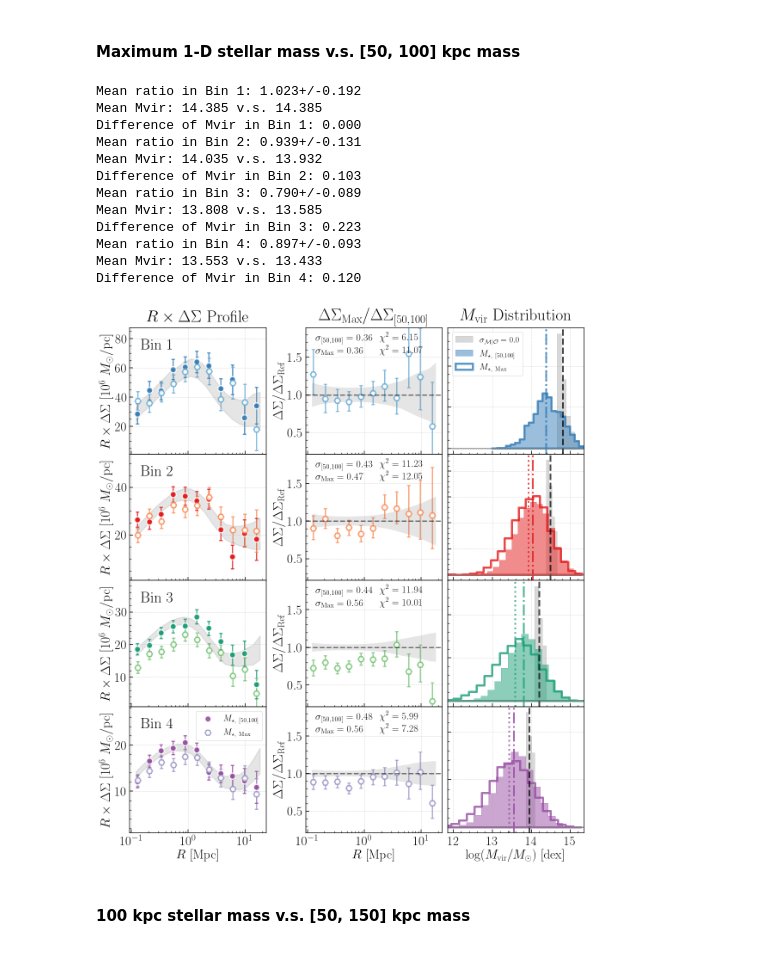
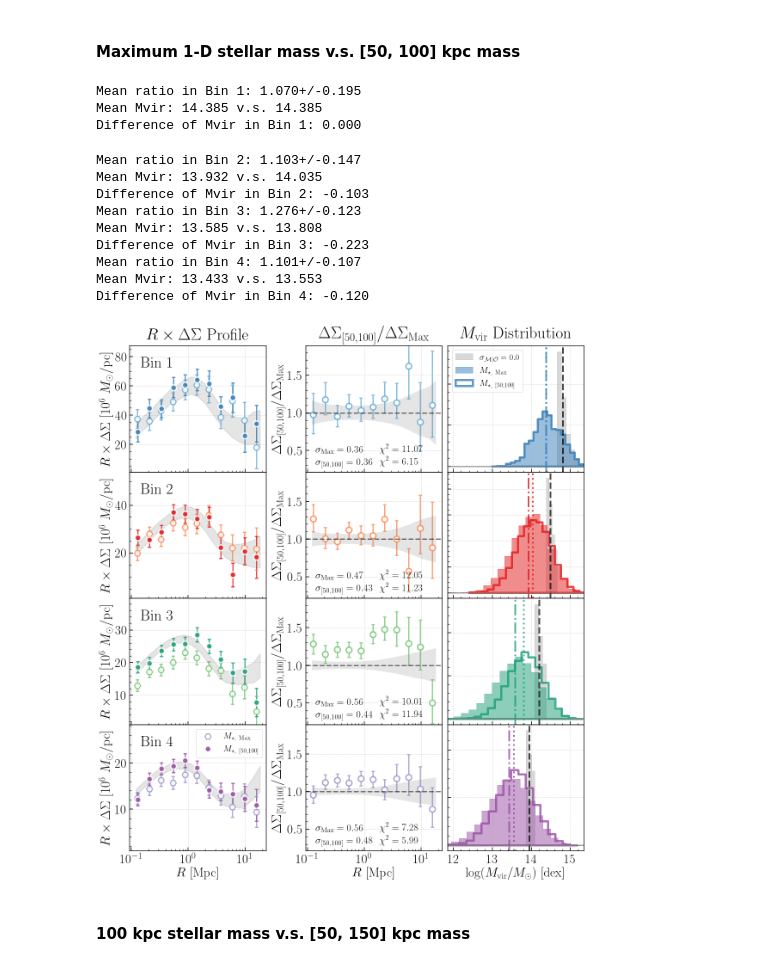
Before and after one commit to dr-guangtou/jianbing, a Jupyter notebook: notebooks/figure/fig6.ipynb, the cells around one changed output. Cells and saved outputs as stored; diff of their text form; code cells hidden in the pictures.

```diff
--- a/notebooks/figure/fig6.ipynb
+++ b/notebooks/figure/fig6.ipynb
@@ -100,33 +100,33 @@ mmax_dsig = topn_massive['logm_max']
 m50_100_dsig = topn_massive['logm_50_100']
 m50_150_dsig = topn_massive['logm_50_150']
 # %%
-dsig_cmp = mmax_dsig
-label_cmp = r'$M_{\star,\ \rm Max}$'
-sub_cmp = r'{\rm Max}'
+dsig_ref = mmax_dsig
+label_ref = r'$M_{\star,\ \rm Max}$'
+sub_ref = r'{\rm Max}'
 
-dsig_ref = m50_100_dsig
-label_ref = r'$M_{\star,\ [50, 100]}$'
-sub_ref = r'{[50, 100]}'
+dsig_cmp = m50_100_dsig
+label_cmp = r'$M_{\star,\ [50, 100]}$'
+sub_cmp = r'{[50, 100]}'
 
 fig = visual.compare_dsigma_profiles(
     dsig_ref, dsig_cmp, sim_dsig, sim_mhalo, sig_type='bt', compare_to_model=True,
     label_ref=label_ref, label_cmp=label_cmp, sub_ref=sub_ref, sub_cmp=sub_cmp,
-    marker_ref='o', marker_cmp='H', msize_ref=200, msize_cmp=180,
+    marker_ref='H', marker_cmp='o', msize_ref=200, msize_cmp=180,
     ratio_range=(0.21, 1.89), show_stats=True)
 # %% [output]
-Mean ratio in Bin 1: 1.023+/-0.192
+Mean ratio in Bin 1: 1.070+/-0.195
 Mean Mvir: 14.385 v.s. 14.385
 Difference of Mvir in Bin 1: 0.000
-Mean ratio in Bin 2: 0.939+/-0.131
-Mean Mvir: 14.035 v.s. 13.932
-Difference of Mvir in Bin 2: 0.103
-Mean ratio in Bin 3: 0.790+/-0.089
-Mean Mvir: 13.808 v.s. 13.585
-Difference of Mvir in Bin 3: 0.223
-Mean ratio in Bin 4: 0.897+/-0.093
-Mean Mvir: 13.553 v.s. 13.433
-Difference of Mvir in Bin 4: 0.120
+Mean ratio in Bin 2: 1.103+/-0.147
+Mean Mvir: 13.932 v.s. 14.035
+Difference of Mvir in Bin 2: -0.103
+Mean ratio in Bin 3: 1.276+/-0.123
+Mean Mvir: 13.585 v.s. 13.808
+Difference of Mvir in Bin 3: -0.223
+Mean ratio in Bin 4: 1.101+/-0.107
+Mean Mvir: 13.433 v.s. 13.553
+Difference of Mvir in Bin 4: -0.120
-[figure, old version]
+[figure, new version]
 # %% [markdown]
 #### 100 kpc stellar mass v.s. [50, 150] kpc mass
 # %%
```
Also changed, not shown: parts of 10 cells of this notebook, 7 other files.
